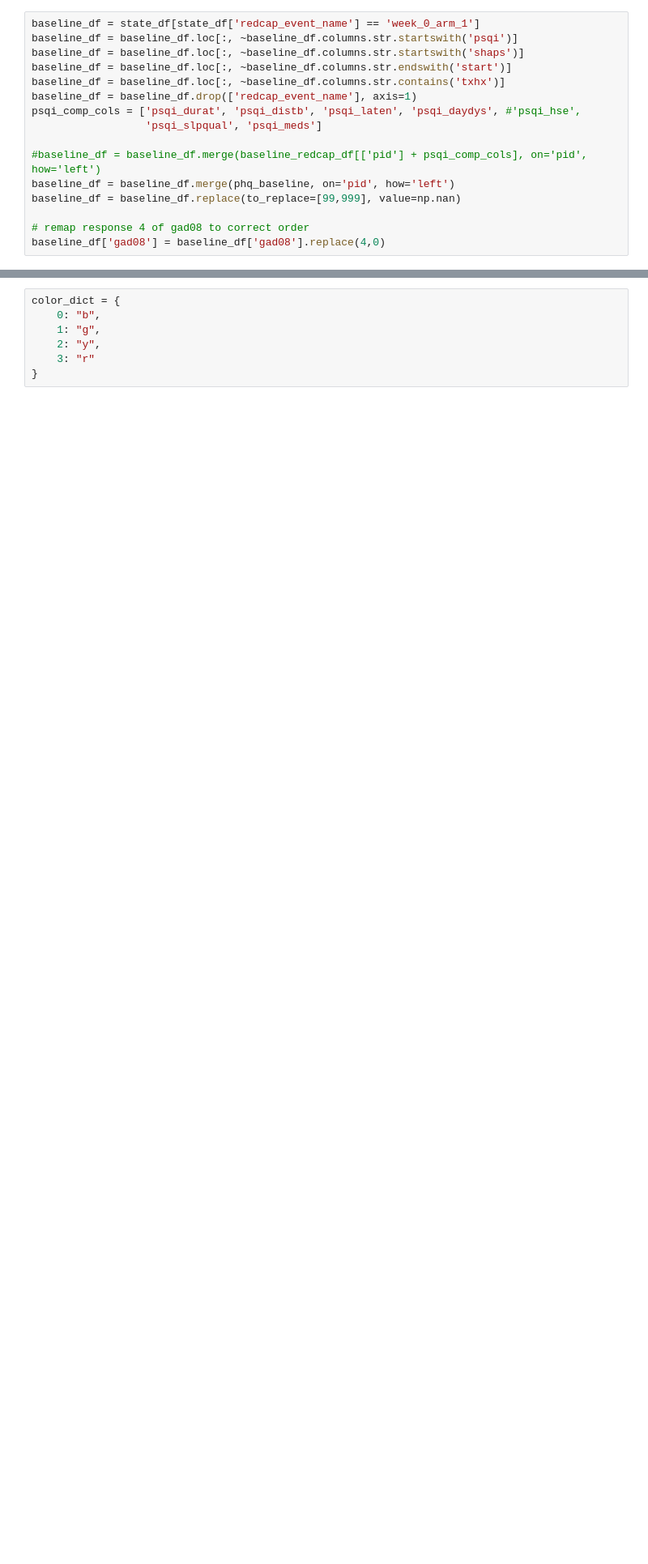
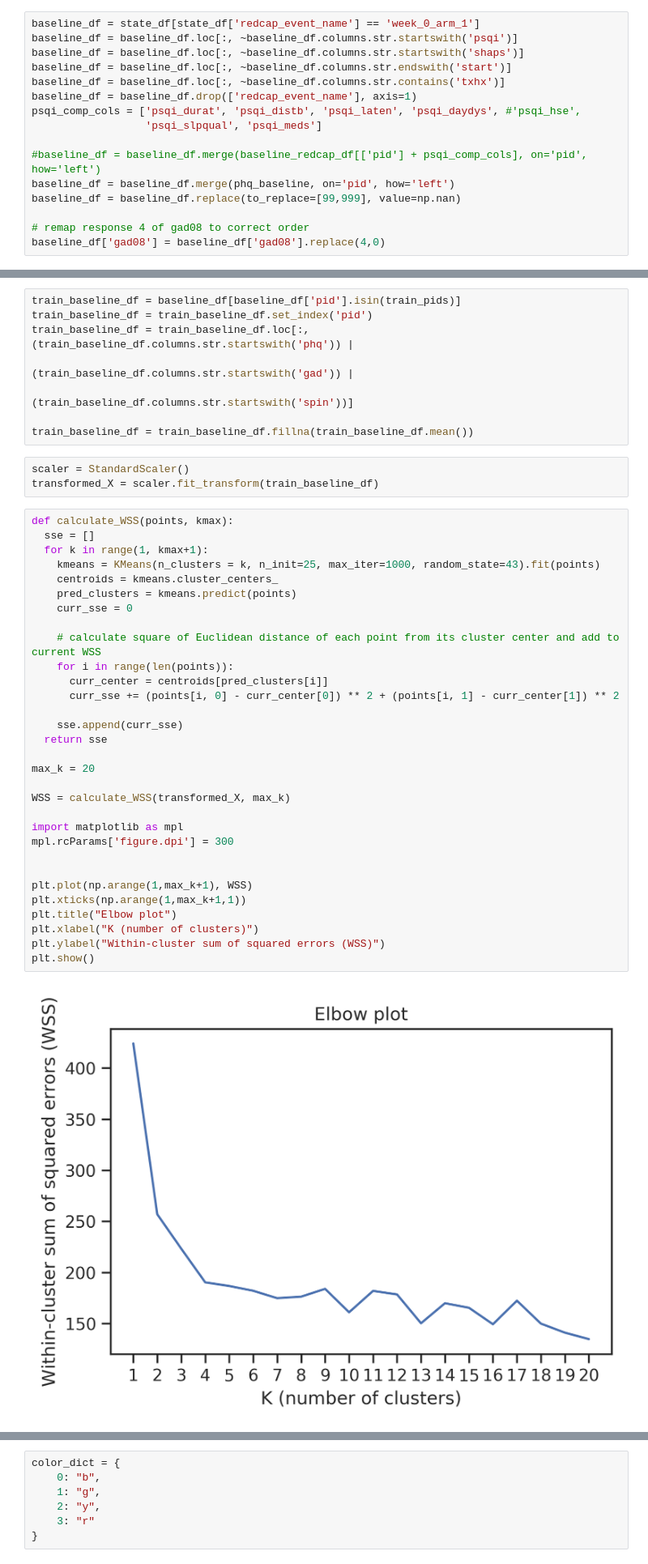
Before and after one commit to tliu526/lifesense, a Jupyter notebook: jama_change_analysis_supplemental.ipynb, the cells around one changed output, grey strips where cells are left out. Shown at 81% size. Saved outputs shown, nothing was run; the diff lists cells and outputs as text; blank space fills up the shorter version.

Commit message:
move elbow plot to supplemental notebook

```diff
--- a/jama_change_analysis_supplemental.ipynb
+++ b/jama_change_analysis_supplemental.ipynb
@@ -391,0 +407,44 @@ baseline_df['gad08'] = baseline_df['gad08'].replace(4,0)
+# %%
+train_baseline_df = baseline_df[baseline_df['pid'].isin(train_pids)]
+train_baseline_df = train_baseline_df.set_index('pid')
+train_baseline_df = train_baseline_df.loc[:, (train_baseline_df.columns.str.startswith('phq')) |
+                                             (train_baseline_df.columns.str.startswith('gad')) |
+                                             (train_baseline_df.columns.str.startswith('spin'))]
+
+train_baseline_df = train_baseline_df.fillna(train_baseline_df.mean())
+# %%
+scaler = StandardScaler()
+transformed_X = scaler.fit_transform(train_baseline_df)
+# %%
+def calculate_WSS(points, kmax):
+  sse = []
+  for k in range(1, kmax+1):
+    kmeans = KMeans(n_clusters = k, n_init=25, max_iter=1000, random_state=43).fit(points)
+    centroids = kmeans.cluster_centers_
+    pred_clusters = kmeans.predict(points)
+    curr_sse = 0
+
+    # calculate square of Euclidean distance of each point from its cluster center and add to current WSS
+    for i in range(len(points)):
+      curr_center = centroids[pred_clusters[i]]
+      curr_sse += (points[i, 0] - curr_center[0]) ** 2 + (points[i, 1] - curr_center[1]) ** 2
+
+    sse.append(curr_sse)
+  return sse
+
+max_k = 20
+
+WSS = calculate_WSS(transformed_X, max_k)
+
+import matplotlib as mpl
+mpl.rcParams['figure.dpi'] = 300
+
+
+plt.plot(np.arange(1,max_k+1), WSS)
+plt.xticks(np.arange(1,max_k+1,1))
+plt.title("Elbow plot")
+plt.xlabel("K (number of clusters)")
+plt.ylabel("Within-cluster sum of squared errors (WSS)")
+plt.show()
+# %% [output]
+[figure, added]
```
Also changed, not shown: parts of 6 cells of this notebook.
